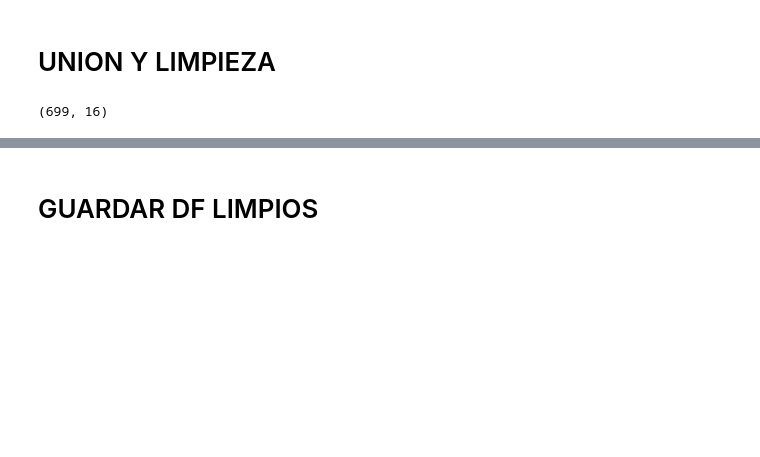
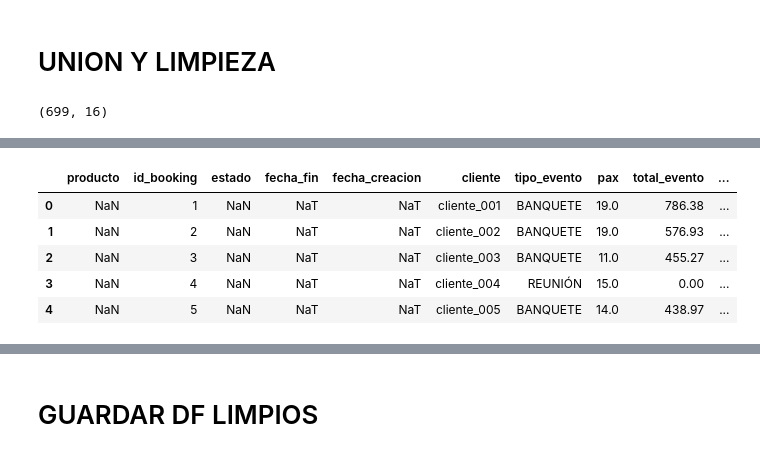
Before and after one commit to rinsunzaa/proyecto-da-promo-67-modulo-4-rocio, a Jupyter notebook: PROYECTO EVENTOS.ipynb, the cells around one changed output, grey strips where cells are left out. Drawn from its saved outputs; the diff is of its cells as text; code cells hidden in the pictures; blank space fills up the shorter version.

```diff
--- a/PROYECTO EVENTOS.ipynb
+++ b/PROYECTO EVENTOS.ipynb
@@ -445,0 +459,9 @@ print(df.shape)
+# %%
+df.head()
+# %% [output]
+|  | producto | id_booking | estado | fecha_fin | fecha_creacion | cliente | tipo_evento | pax | total_evento | ... |
+| 0 | NaN | 1 | NaN | NaT | NaT | cliente_001 | BANQUETE | 19.0 | 786.38 | ... |
+| 1 | NaN | 2 | NaN | NaT | NaT | cliente_002 | BANQUETE | 19.0 | 576.93 | ... |
+| 2 | NaN | 3 | NaN | NaT | NaT | cliente_003 | BANQUETE | 11.0 | 455.27 | ... |
+| 3 | NaN | 4 | NaN | NaT | NaT | cliente_004 | REUNIÓN | 15.0 | 0.00 | ... |
+| 4 | NaN | 5 | NaN | NaT | NaT | cliente_005 | BANQUETE | 14.0 | 438.97 | ... |
```
Also changed, not shown: parts of 22 cells of this notebook, 2 other files.
